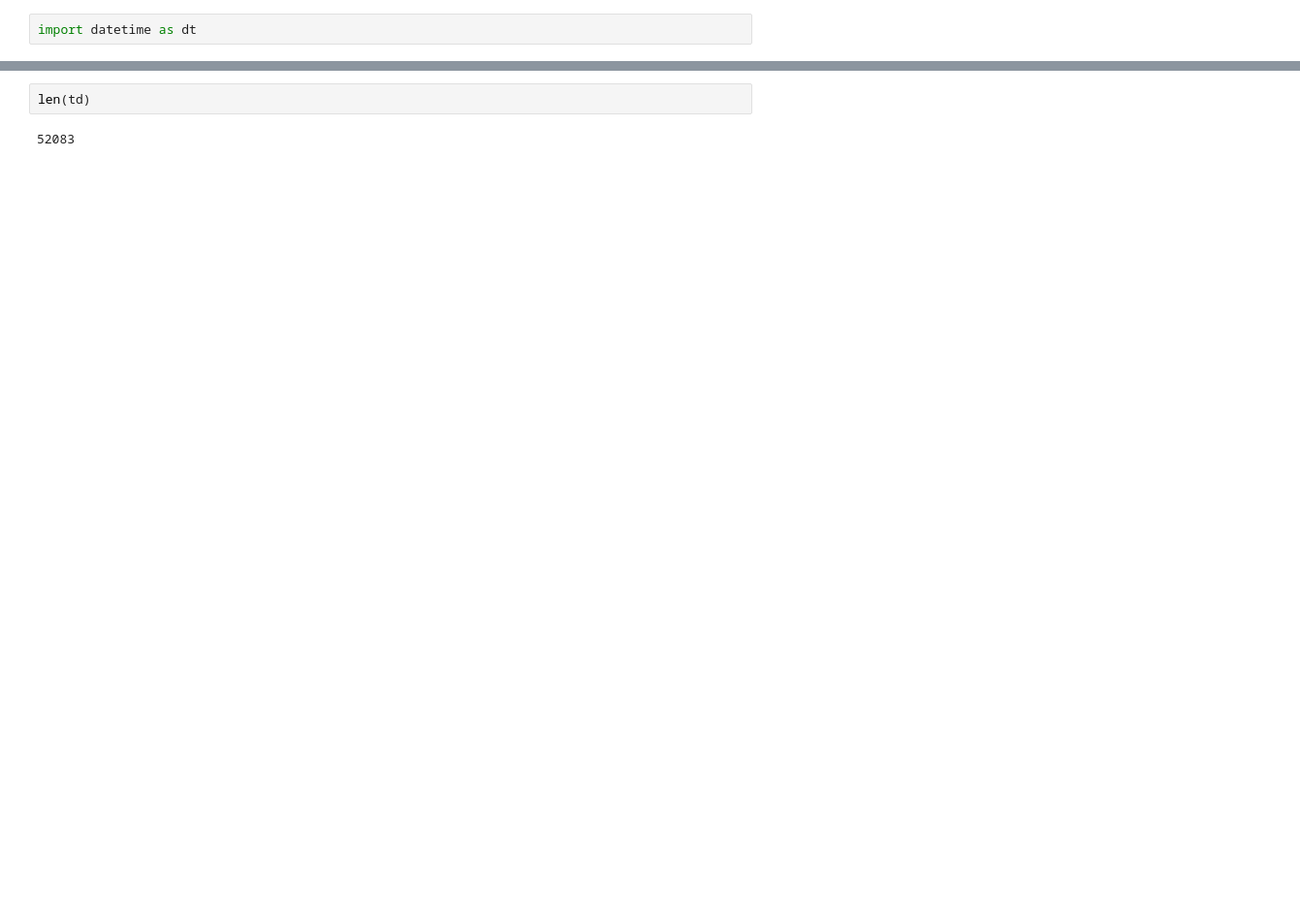
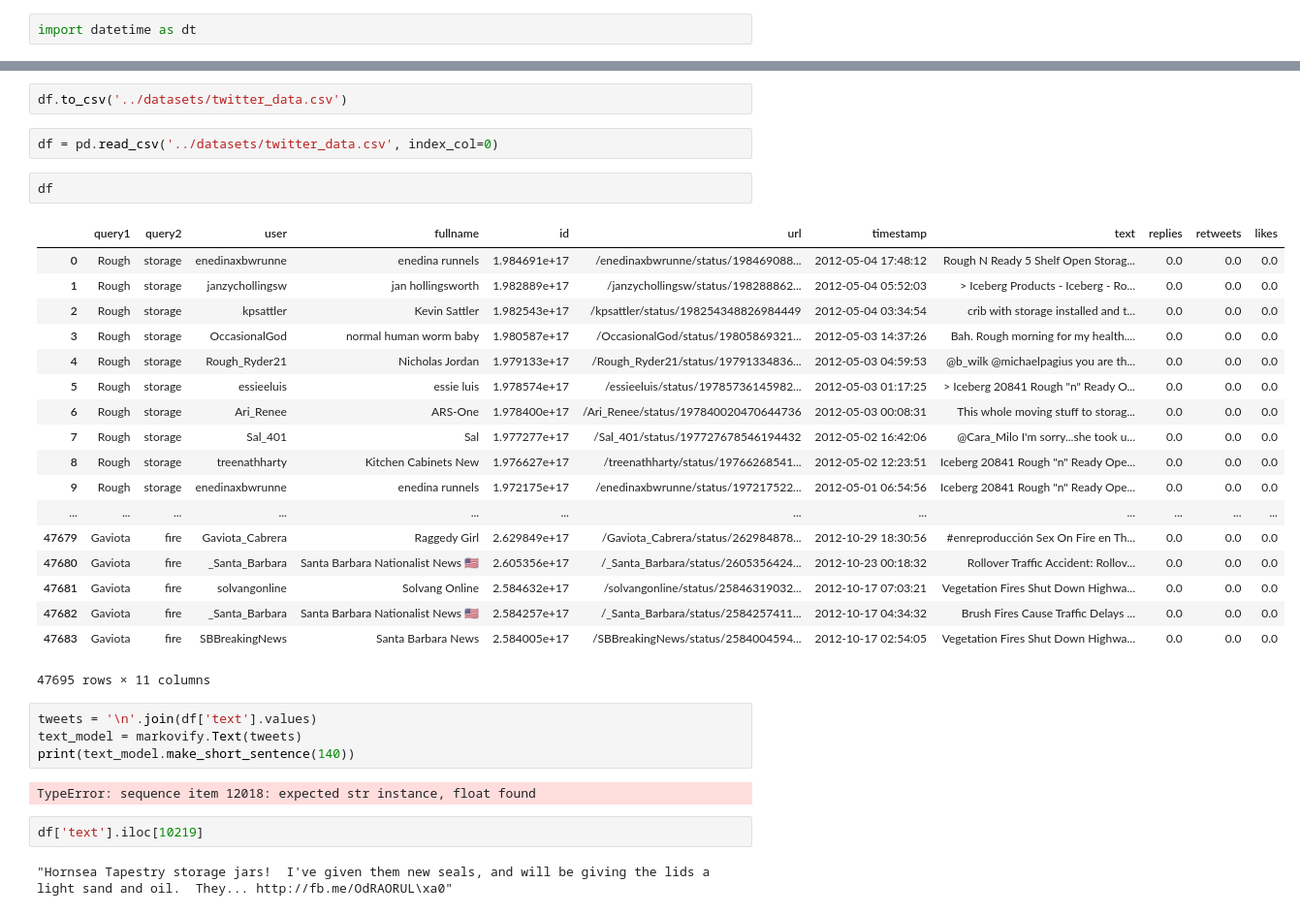
Before and after one commit to holwech/PythonLearning, a Jupyter notebook: examples/1. Twitter scraping and gas price prediction.ipynb, the cells around one changed output, grey strips where cells are left out. Shown at 97% size. Drawn from its saved outputs; the diff is of its cells as text; blank space fills up the shorter version.

Commit message:
Updated twitter example

```diff
--- a/examples/1. Twitter scraping and gas price prediction.ipynb
+++ b/examples/1. Twitter scraping and gas price prediction.ipynb
@@ -246,5 +241,36 @@ INFO: Got 2400 tweets (120 new).
 ... (188 outputs left out)
-# %%
-len(td)
-# %% [output]
-52083
+# %%
+df.to_csv('../datasets/twitter_data.csv')
+# %%
+df = pd.read_csv('../datasets/twitter_data.csv', index_col=0)
+# %%
+df
+# %% [output]
+|  | query1 | query2 | user | fullname | id | url | timestamp | text | replies | retweets | likes |
+| 0 | Rough | storage | enedinaxbwrunne | enedina runnels | 1.984691e+17 | /enedinaxbwrunne/status/198469088... | 2012-05-04 17:48:12 | Rough N Ready 5 Shelf Open Storag... | 0.0 | 0.0 | 0.0 |
+| 1 | Rough | storage | janzychollingsw | jan hollingsworth | 1.982889e+17 | /janzychollingsw/status/198288862... | 2012-05-04 05:52:03 | > Iceberg Products - Iceberg - Ro... | 0.0 | 0.0 | 0.0 |
+| 2 | Rough | storage | kpsattler | Kevin Sattler | 1.982543e+17 | /kpsattler/status/198254348826984449 | 2012-05-04 03:34:54 | crib with storage installed and t... | 0.0 | 0.0 | 0.0 |
+| 3 | Rough | storage | OccasionalGod | normal human worm baby | 1.980587e+17 | /OccasionalGod/status/19805869321... | 2012-05-03 14:37:26 | Bah. Rough morning for my health.... | 0.0 | 0.0 | 0.0 |
+| 4 | Rough | storage | Rough_Ryder21 | Nicholas Jordan | 1.979133e+17 | /Rough_Ryder21/status/19791334836... | 2012-05-03 04:59:53 | @b_wilk @michaelpagius you are th... | 0.0 | 0.0 | 0.0 |
+| 5 | Rough | storage | essieeluis | essie luis | 1.978574e+17 | /essieeluis/status/19785736145982... | 2012-05-03 01:17:25 | > Iceberg 20841 Rough "n" Ready O... | 0.0 | 0.0 | 0.0 |
+| 6 | Rough | storage | Ari_Renee | ARS-One | 1.978400e+17 | /Ari_Renee/status/197840020470644736 | 2012-05-03 00:08:31 | This whole moving stuff to storag... | 0.0 | 0.0 | 0.0 |
+| 7 | Rough | storage | Sal_401 | Sal | 1.977277e+17 | /Sal_401/status/197727678546194432 | 2012-05-02 16:42:06 | @Cara_Milo I'm sorry...she took u... | 0.0 | 0.0 | 0.0 |
+| 8 | Rough | storage | treenathharty | Kitchen Cabinets New | 1.976627e+17 | /treenathharty/status/19766268541... | 2012-05-02 12:23:51 | Iceberg 20841 Rough "n" Ready Ope... | 0.0 | 0.0 | 0.0 |
+| 9 | Rough | storage | enedinaxbwrunne | enedina runnels | 1.972175e+17 | /enedinaxbwrunne/status/197217522... | 2012-05-01 06:54:56 | Iceberg 20841 Rough "n" Ready Ope... | 0.0 | 0.0 | 0.0 |
+| ... | ... | ... | ... | ... | ... | ... | ... | ... | ... | ... | ... |
+| 47679 | Gaviota | fire | Gaviota_Cabrera | Raggedy Girl | 2.629849e+17 | /Gaviota_Cabrera/status/262984878... | 2012-10-29 18:30:56 | #enreproducción Sex On Fire en Th... | 0.0 | 0.0 | 0.0 |
+| 47680 | Gaviota | fire | _Santa_Barbara | Santa Barbara Nationalist News 🇺🇸 | 2.605356e+17 | /_Santa_Barbara/status/2605356424... | 2012-10-23 00:18:32 | Rollover Traffic Accident: Rollov... | 0.0 | 0.0 | 0.0 |
+| 47681 | Gaviota | fire | solvangonline | Solvang Online | 2.584632e+17 | /solvangonline/status/25846319032... | 2012-10-17 07:03:21 | Vegetation Fires Shut Down Highwa... | 0.0 | 0.0 | 0.0 |
+| 47682 | Gaviota | fire | _Santa_Barbara | Santa Barbara Nationalist News 🇺🇸 | 2.584257e+17 | /_Santa_Barbara/status/2584257411... | 2012-10-17 04:34:32 | Brush Fires Cause Traffic Delays ... | 0.0 | 0.0 | 0.0 |
+| 47683 | Gaviota | fire | SBBreakingNews | Santa Barbara News | 2.584005e+17 | /SBBreakingNews/status/2584004594... | 2012-10-17 02:54:05 | Vegetation Fires Shut Down Highwa... | 0.0 | 0.0 | 0.0 |
+47695 rows × 11 columns
+# %%
+tweets = '\n'.join(df['text'].values)
+text_model = markovify.Text(tweets)
+print(text_model.make_short_sentence(140))
+# %% [output]
+TypeError: sequence item 12018: expected str instance, float found
+# %%
+df['text'].iloc[10219]
+# %% [output]
+"Hornsea Tapestry storage jars!  I've given them new seals, and will be giving the lids a light sand and oil.  They... http://fb.me/OdRAORUL\xa0"
```
Also changed, not shown: parts of 5 cells of this notebook, 2 other files.
